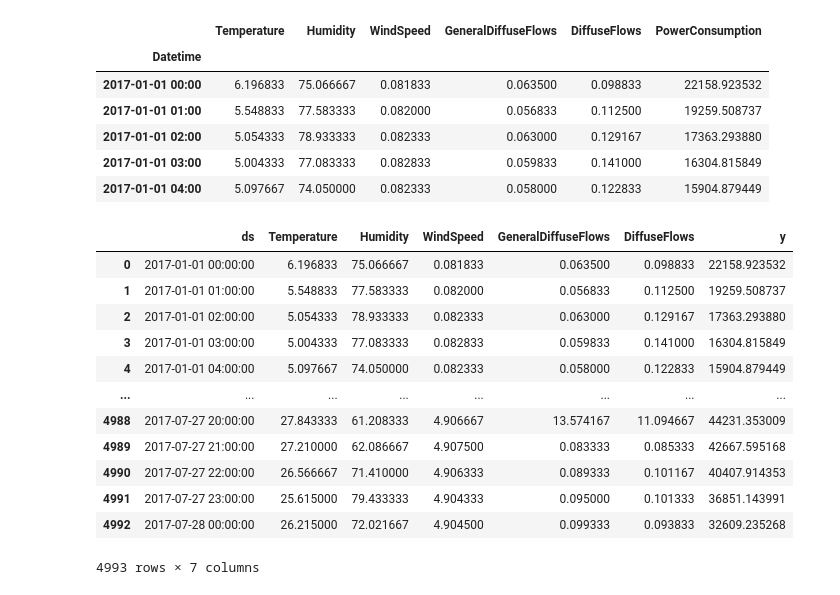
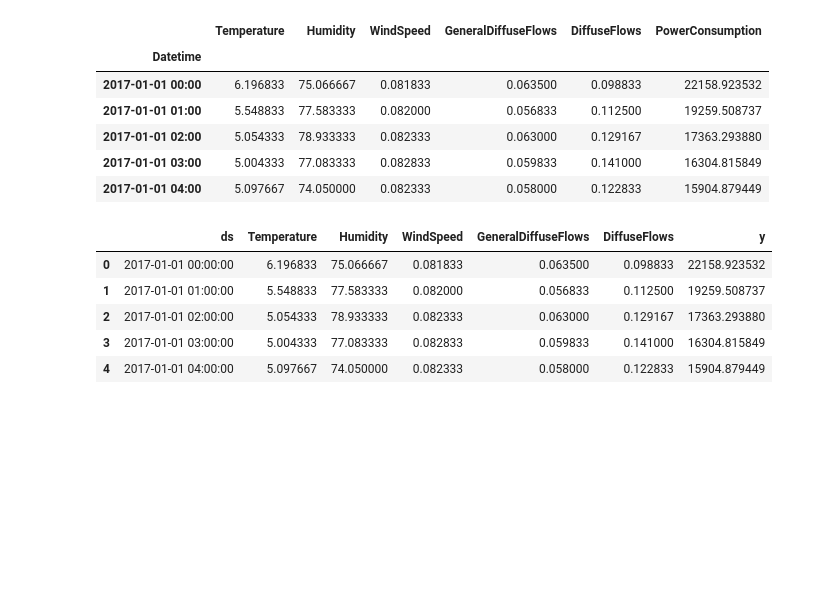
Before and after one commit to spirnia/power-consumption, a Jupyter notebook: notebooks/prophet.ipynb, the cells around one changed output. Saved outputs shown, nothing was run; the diff lists cells and outputs as text; code cells hidden in the pictures; blank space fills up the shorter version.

```diff
--- a/notebooks/prophet.ipynb
+++ b/notebooks/prophet.ipynb
@@ -14,23 +14,14 @@ df.head()
 | 2017-01-01 03:00 | 5.004333 | 77.083333 | 0.082833 | 0.059833 | 0.141000 | 16304.815849 |
 | 2017-01-01 04:00 | 5.097667 | 74.050000 | 0.082333 | 0.058000 | 0.122833 | 15904.879449 |
 # %%
-train_df=df.iloc[:5000-7]
-train_df.reset_index(inplace=True)
-train_df.columns=['ds', 'Temperature', 'Humidity', 'WindSpeed',
-       'GeneralDiffuseFlows', 'DiffuseFlows', 'y']
-train_df['ds']=pd.to_datetime(train_df['ds'])
-train_df
+df.reset_index(inplace=True)
+df.columns=['ds', 'Temperature', 'Humidity', 'WindSpeed','GeneralDiffuseFlows', 'DiffuseFlows', 'y']
+df['ds']=pd.to_datetime(df['ds'])
+df.head()
 # %% [output]
 |  | ds | Temperature | Humidity | WindSpeed | GeneralDiffuseFlows | DiffuseFlows | y |
 | 0 | 2017-01-01 00:00:00 | 6.196833 | 75.066667 | 0.081833 | 0.063500 | 0.098833 | 22158.923532 |
 | 1 | 2017-01-01 01:00:00 | 5.548833 | 77.583333 | 0.082000 | 0.056833 | 0.112500 | 19259.508737 |
 | 2 | 2017-01-01 02:00:00 | 5.054333 | 78.933333 | 0.082333 | 0.063000 | 0.129167 | 17363.293880 |
 | 3 | 2017-01-01 03:00:00 | 5.004333 | 77.083333 | 0.082833 | 0.059833 | 0.141000 | 16304.815849 |
 | 4 | 2017-01-01 04:00:00 | 5.097667 | 74.050000 | 0.082333 | 0.058000 | 0.122833 | 15904.879449 |
-| ... | ... | ... | ... | ... | ... | ... | ... |
-| 4988 | 2017-07-27 20:00:00 | 27.843333 | 61.208333 | 4.906667 | 13.574167 | 11.094667 | 44231.353009 |
-| 4989 | 2017-07-27 21:00:00 | 27.210000 | 62.086667 | 4.907500 | 0.083333 | 0.085333 | 42667.595168 |
-| 4990 | 2017-07-27 22:00:00 | 26.566667 | 71.410000 | 4.906333 | 0.089333 | 0.101167 | 40407.914353 |
-| 4991 | 2017-07-27 23:00:00 | 25.615000 | 79.433333 | 4.904333 | 0.095000 | 0.101333 | 36851.143991 |
-| 4992 | 2017-07-28 00:00:00 | 26.215000 | 72.021667 | 4.904500 | 0.099333 | 0.093833 | 32609.235268 |
-4993 rows × 7 columns
```
Also changed, not shown: parts of 10 cells of this notebook.
